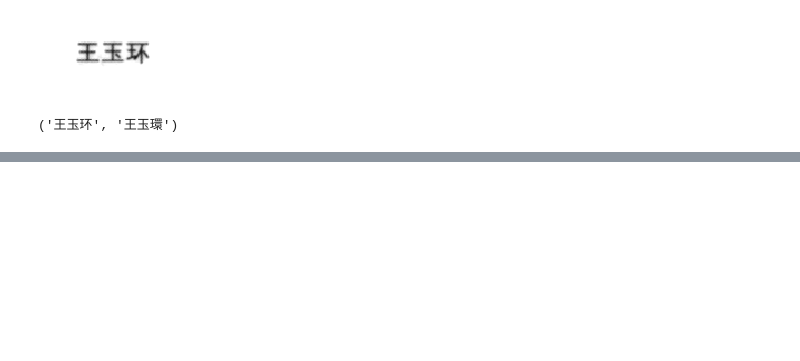
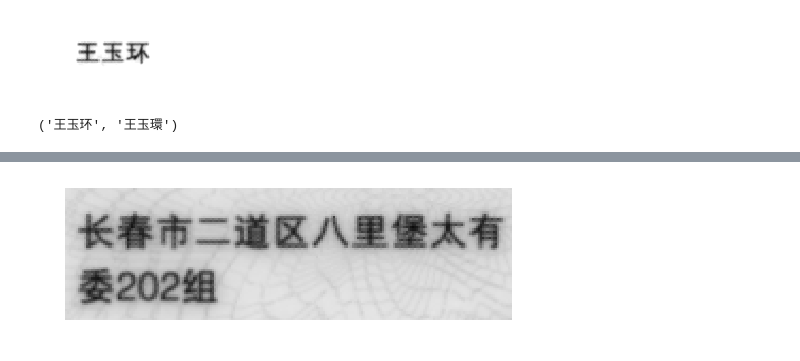
Before and after one commit to sdlm/pytorch_mnist, a Jupyter notebook: final_pipeline.ipynb, the cells around one changed output, grey strips where cells are left out. Drawn from its saved outputs; the diff is of its cells as text; code cells hidden in the pictures; blank space fills up the shorter version.

```diff
--- a/final_pipeline.ipynb
+++ b/final_pipeline.ipynb
@@ -283,0 +377,6 @@ extract_text(gray_name_img_brighter)
+# %%
+fig, axes = plt.subplots(1, 1, figsize=(8, 4))
+axes.set_axis_off()
+axes.imshow(image_parts['address_value']);
+# %% [output]
+[figure, added]
```
Also changed, not shown: parts of 13 cells of this notebook.
